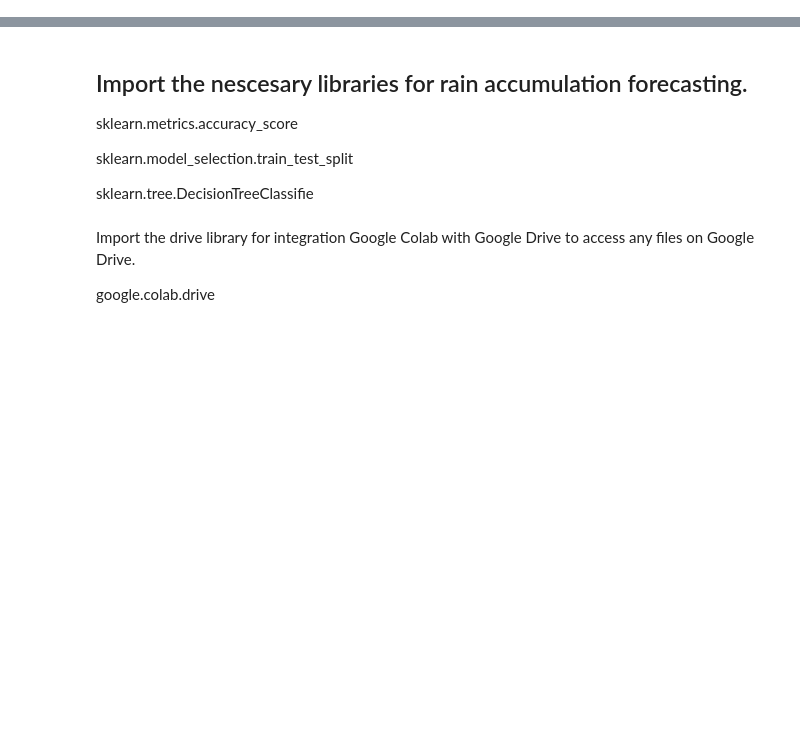
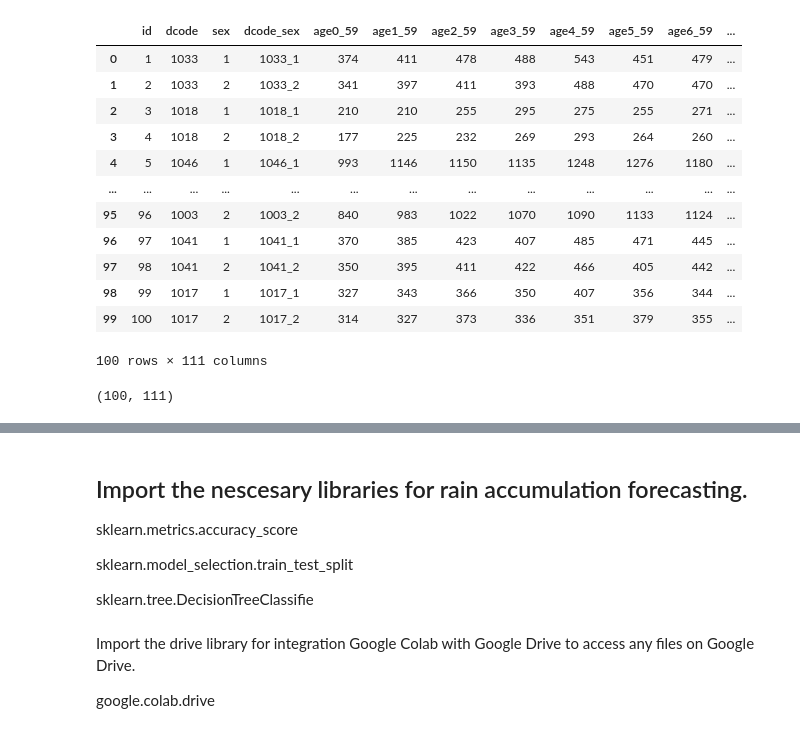
Before and after one commit to kittikhun62/DWDM21, a Jupyter notebook: FinalProject.ipynb, the cells around one changed output, grey strips where cells are left out. Cells and saved outputs as stored; diff of their text form; code cells hidden in the pictures; blank space fills up the shorter version.

```diff
--- a/FinalProject.ipynb
+++ b/FinalProject.ipynb
@@ -55,0 +95,20 @@ merged_table1 ##เชื่อมตารางเเรก ระหว่า
+# %%
+data2
+# %% [output]
+|  | id | dcode | sex | dcode_sex | age0_59 | age1_59 | age2_59 | age3_59 | age4_59 | age5_59 | age6_59 | ... |
+| 0 | 1 | 1033 | 1 | 1033_1 | 374 | 411 | 478 | 488 | 543 | 451 | 479 | ... |
+| 1 | 2 | 1033 | 2 | 1033_2 | 341 | 397 | 411 | 393 | 488 | 470 | 470 | ... |
+| 2 | 3 | 1018 | 1 | 1018_1 | 210 | 210 | 255 | 295 | 275 | 255 | 271 | ... |
+| 3 | 4 | 1018 | 2 | 1018_2 | 177 | 225 | 232 | 269 | 293 | 264 | 260 | ... |
+| 4 | 5 | 1046 | 1 | 1046_1 | 993 | 1146 | 1150 | 1135 | 1248 | 1276 | 1180 | ... |
+| ... | ... | ... | ... | ... | ... | ... | ... | ... | ... | ... | ... | ... |
+| 95 | 96 | 1003 | 2 | 1003_2 | 840 | 983 | 1022 | 1070 | 1090 | 1133 | 1124 | ... |
+| 96 | 97 | 1041 | 1 | 1041_1 | 370 | 385 | 423 | 407 | 485 | 471 | 445 | ... |
+| 97 | 98 | 1041 | 2 | 1041_2 | 350 | 395 | 411 | 422 | 466 | 405 | 442 | ... |
+| 98 | 99 | 1017 | 1 | 1017_1 | 327 | 343 | 366 | 350 | 407 | 356 | 344 | ... |
+| 99 | 100 | 1017 | 2 | 1017_2 | 314 | 327 | 373 | 336 | 351 | 379 | 355 | ... |
+100 rows × 111 columns
+# %%
+data2.shape
+# %% [output]
+(100, 111)
```
Also changed, not shown: parts of 35 cells of this notebook.
